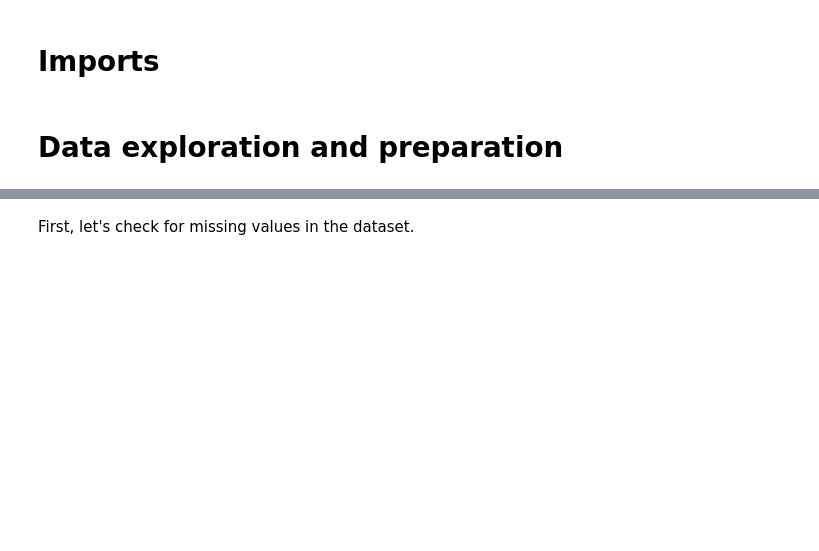
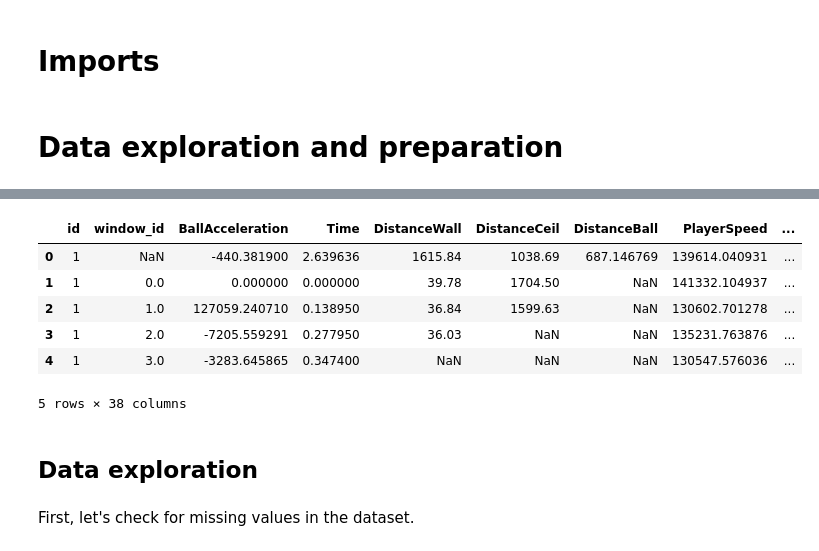
Before and after one commit to Jan-Celin/rocket-league-trickshot-classifier, a Jupyter notebook: RocketLeagueTrickshots.ipynb, the cells around one changed output, grey strips where cells are left out. Cells and saved outputs as stored; diff of their text form; code cells hidden in the pictures; blank space fills up the shorter version.

```diff
--- a/RocketLeagueTrickshots.ipynb
+++ b/RocketLeagueTrickshots.ipynb
@@ -21,3 +40,15 @@ df_train.head()
+# %%
+df_test.head()
+# %% [output]
+|  | id | window_id | BallAcceleration | Time | DistanceWall | DistanceCeil | DistanceBall | PlayerSpeed | ... |
+| 0 | 1 | NaN | -440.381900 | 2.639636 | 1615.84 | 1038.69 | 687.146769 | 139614.040931 | ... |
+| 1 | 1 | 0.0 | 0.000000 | 0.000000 | 39.78 | 1704.50 | NaN | 141332.104937 | ... |
+| 2 | 1 | 1.0 | 127059.240710 | 0.138950 | 36.84 | 1599.63 | NaN | 130602.701278 | ... |
+| 3 | 1 | 2.0 | -7205.559291 | 0.277950 | 36.03 | NaN | NaN | 135231.763876 | ... |
+| 4 | 1 | 3.0 | -3283.645865 | 0.347400 | NaN | NaN | NaN | 130547.576036 | ... |
+5 rows × 38 columns
+# %% [markdown]
+## Data exploration
 # %% [markdown]
 First, let's check for missing values in the dataset.
 # %%
```
Also changed, not shown: parts of 47 cells of this notebook, 1 other file.
